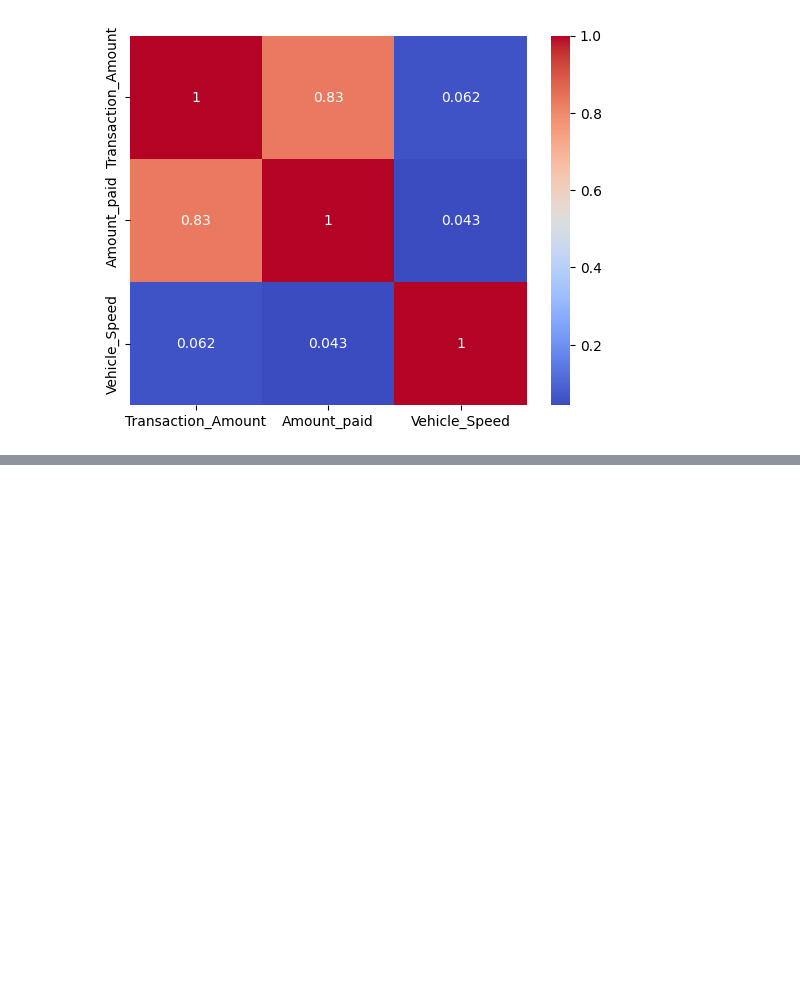
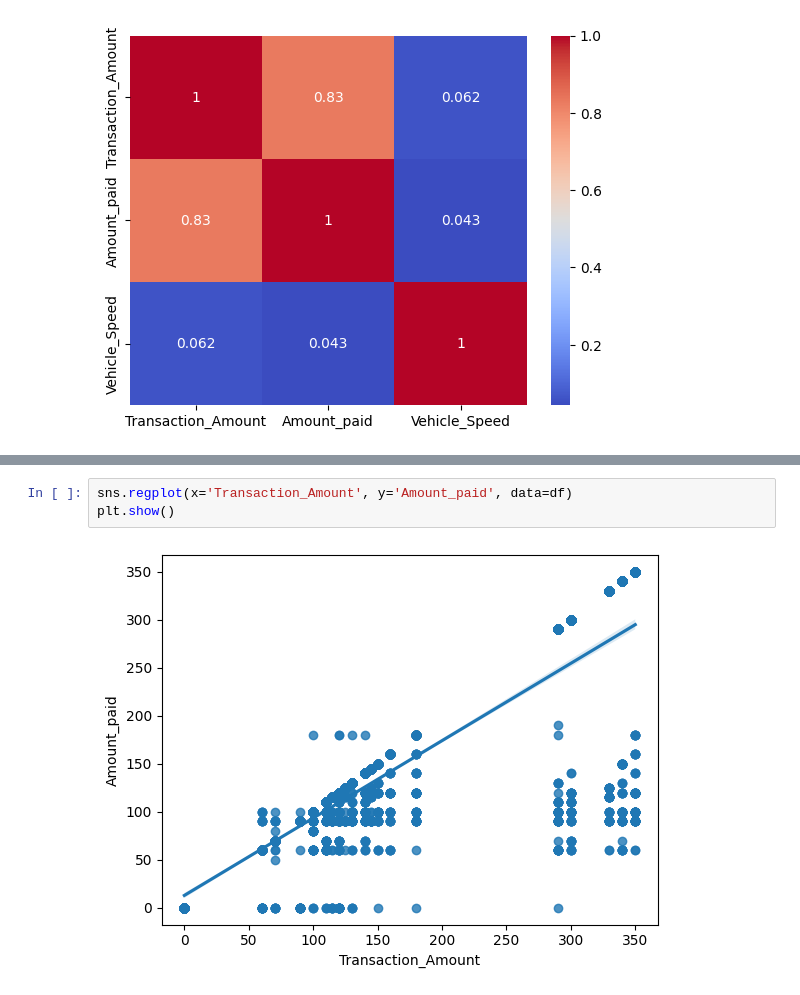
Before and after one commit to raakanaka/Learn-Machine-Learning, a Jupyter notebook: Fraud_Detections.ipynb, the cells around one changed output, grey strips where cells are left out. Cells and saved outputs as stored; diff of their text form; blank space fills up the shorter version.

```diff
--- a/Fraud_Detections.ipynb
+++ b/Fraud_Detections.ipynb
@@ -162,0 +170,5 @@ plt.show()
+# %%
+sns.regplot(x='Transaction_Amount', y='Amount_paid', data=df)
+plt.show()
+# %% [output]
+[figure, added]
```
Also changed, not shown: parts of 2 cells of this notebook.
